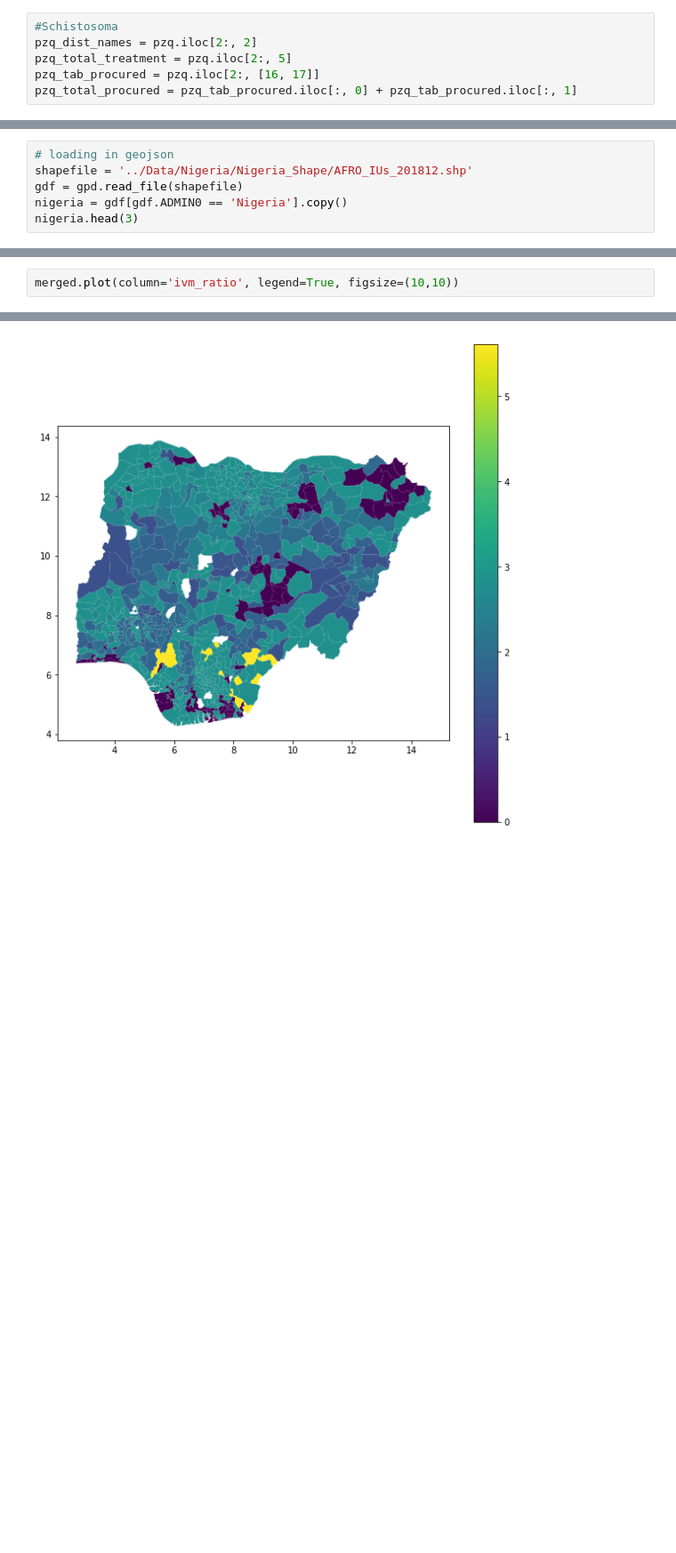
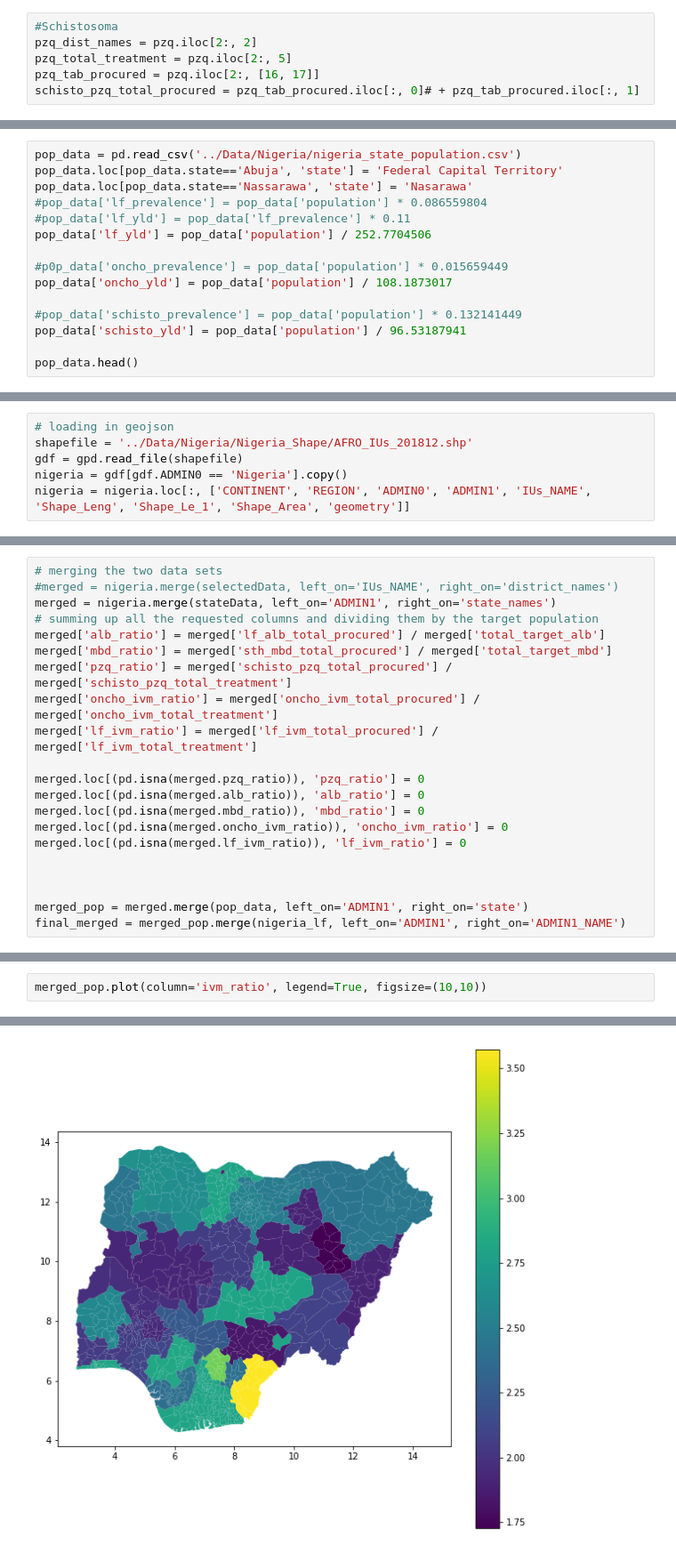
Before and after one commit to stm7631/AA-08-Washington-Data-Wizards, a Jupyter notebook: Code/Reading and Plotting Nigeria Data.ipynb, the cells around one changed output, grey strips where cells are left out. Shown at 89% size. Cells and saved outputs as stored; diff of their text form; blank space fills up the shorter version.

```diff
--- a/Code/Reading and Plotting Nigeria Data.ipynb
+++ b/Code/Reading and Plotting Nigeria Data.ipynb
@@ -36,7 +45,7 @@ ivm_total_procured = ivm.iloc[2:, 15] + ivm.iloc[2:, 16]
 pzq_dist_names = pzq.iloc[2:, 2]
 pzq_total_treatment = pzq.iloc[2:, 5]
 pzq_tab_procured = pzq.iloc[2:, [16, 17]]
-pzq_total_procured = pzq_tab_procured.iloc[:, 0] + pzq_tab_procured.iloc[:, 1]
+schisto_pzq_total_procured = pzq_tab_procured.iloc[:, 0]# + pzq_tab_procured.iloc[:, 1]
 # %%
 # Here I selecte the different colummns I  need and store them as seperate Series. The rows start at level 2
 # The columns for the first two variables have names, but the rest I find by indexing.
@@ -73,0 +82,15 @@ selectedData.head(2)
+# %%
+pop_data = pd.read_csv('../Data/Nigeria/nigeria_state_population.csv')
+pop_data.loc[pop_data.state=='Abuja', 'state'] = 'Federal Capital Territory'
+pop_data.loc[pop_data.state=='Nassarawa', 'state'] = 'Nasarawa'
+#pop_data['lf_prevalence'] = pop_data['population'] * 0.086559804
+#pop_data['lf_yld'] = pop_data['lf_prevalence'] * 0.11
+pop_data['lf_yld'] = pop_data['population'] / 252.7704506
+
+#p0p_data['oncho_prevalence'] = pop_data['population'] * 0.015659449
+pop_data['oncho_yld'] = pop_data['population'] / 108.1873017
+
+#pop_data['schisto_prevalence'] = pop_data['population'] * 0.132141449
+pop_data['schisto_yld'] = pop_data['population'] / 96.53187941
+
+pop_data.head()
@@ -76,4 +106,4 @@ selectedData.head(2)
 shapefile = '../Data/Nigeria/Nigeria_Shape/AFRO_IUs_201812.shp'
 gdf = gpd.read_file(shapefile)
 nigeria = gdf[gdf.ADMIN0 == 'Nigeria'].copy()
-nigeria.head(3)
+nigeria = nigeria.loc[:, ['CONTINENT', 'REGION', 'ADMIN0', 'ADMIN1', 'IUs_NAME', 'Shape_Leng', 'Shape_Le_1', 'Shape_Area', 'geometry']]
@@ -97,0 +110,21 @@ merged.loc[(pd.isna(merged.ivm_ratio)), 'ivm_ratio'] = 0
+# %%
+# merging the two data sets
+#merged = nigeria.merge(selectedData, left_on='IUs_NAME', right_on='district_names')
+merged = nigeria.merge(stateData, left_on='ADMIN1', right_on='state_names')
+# summing up all the requested columns and dividing them by the target population
+merged['alb_ratio'] = merged['lf_alb_total_procured'] / merged['total_target_alb']
+merged['mbd_ratio'] = merged['sth_mbd_total_procured'] / merged['total_target_mbd']
+merged['pzq_ratio'] = merged['schisto_pzq_total_procured'] / merged['schisto_pzq_total_treatment']
+merged['oncho_ivm_ratio'] = merged['oncho_ivm_total_procured'] / merged['oncho_ivm_total_treatment']
+merged['lf_ivm_ratio'] = merged['lf_ivm_total_procured'] / merged['lf_ivm_total_treatment']
+
+merged.loc[(pd.isna(merged.pzq_ratio)), 'pzq_ratio'] = 0
+merged.loc[(pd.isna(merged.alb_ratio)), 'alb_ratio'] = 0
+merged.loc[(pd.isna(merged.mbd_ratio)), 'mbd_ratio'] = 0
+merged.loc[(pd.isna(merged.oncho_ivm_ratio)), 'oncho_ivm_ratio'] = 0
+merged.loc[(pd.isna(merged.lf_ivm_ratio)), 'lf_ivm_ratio'] = 0
+
+
+
+merged_pop = merged.merge(pop_data, left_on='ADMIN1', right_on='state')
+final_merged = merged_pop.merge(nigeria_lf, left_on='ADMIN1', right_on='ADMIN1_NAME')
@@ -110,5 +161,5 @@ merged.plot(column='pzq_ratio', legend=True, figsize=(10,10))
 # %%
-merged.plot(column='ivm_ratio', legend=True, figsize=(10,10))
+merged_pop.plot(column='ivm_ratio', legend=True, figsize=(10,10))
 # %% [output]
 <matplotlib.axes._subplots.AxesSubplot at 0x...>
-[figure, old version]
+[figure, new version]
```
Also changed, not shown: parts of 15 cells of this notebook, 3 other files.
